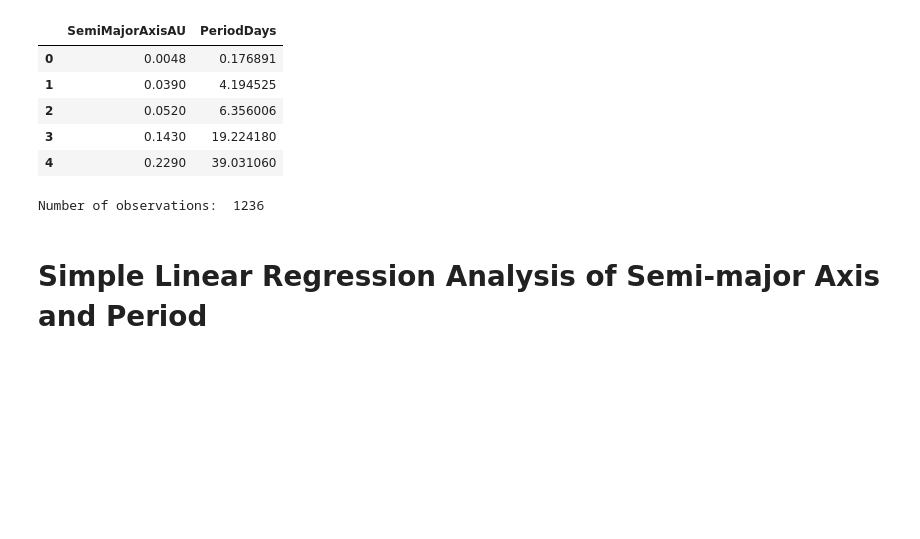
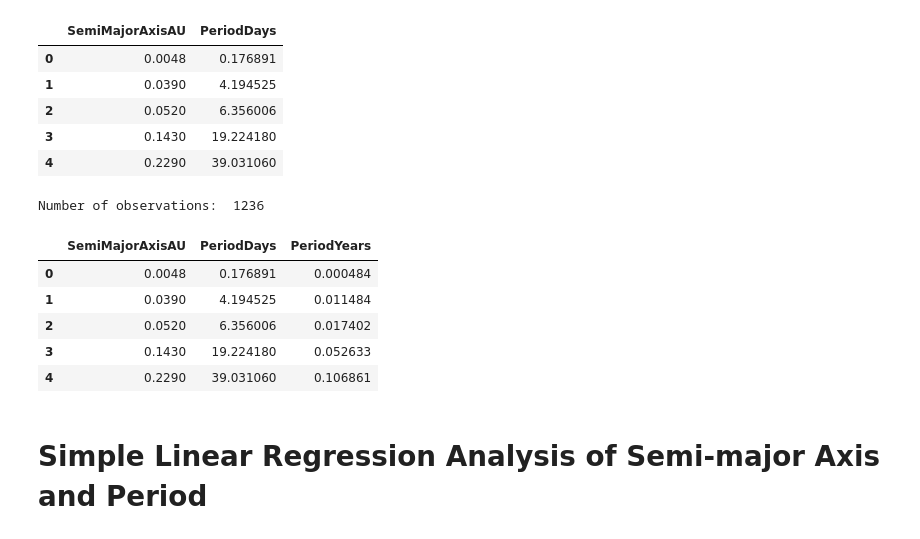
Before and after one commit to markyashar/sf16_ids1_project, a Jupyter notebook: exoplanet_exploration1.ipynb, the cells around one changed output. Saved outputs shown, nothing was run; the diff lists cells and outputs as text; code cells hidden in the pictures; blank space fills up the shorter version.

```diff
--- a/exoplanet_exploration1.ipynb
+++ b/exoplanet_exploration1.ipynb
@@ -216,10 +216,17 @@ planets_selectedFeatures1.head()
 # %%
 # We add a new column 'PeriodYears' for the planetary orbital period (how long it takes for the planet to orbit
 # its host star in years) to make it easier to compare with the Earth.
 planets_selectedFeatures1['PeriodYears']=planets_selectedFeatures1['PeriodDays']/365.25
 print("Number of observations: ", planets_selectedFeatures1.shape[0])
+planets_selectedFeatures1.head()
 # %% [output]
 Number of observations:  1236
+|  | SemiMajorAxisAU | PeriodDays | PeriodYears |
+| 0 | 0.0048 | 0.176891 | 0.000484 |
+| 1 | 0.0390 | 4.194525 | 0.011484 |
+| 2 | 0.0520 | 6.356006 | 0.017402 |
+| 3 | 0.1430 | 19.224180 | 0.052633 |
+| 4 | 0.2290 | 39.031060 | 0.106861 |
 # %% [markdown]
 # Simple Linear Regression Analysis of Semi-major Axis and Period
 # %% [markdown]
```
Also changed, not shown: parts of 6 cells of this notebook.
